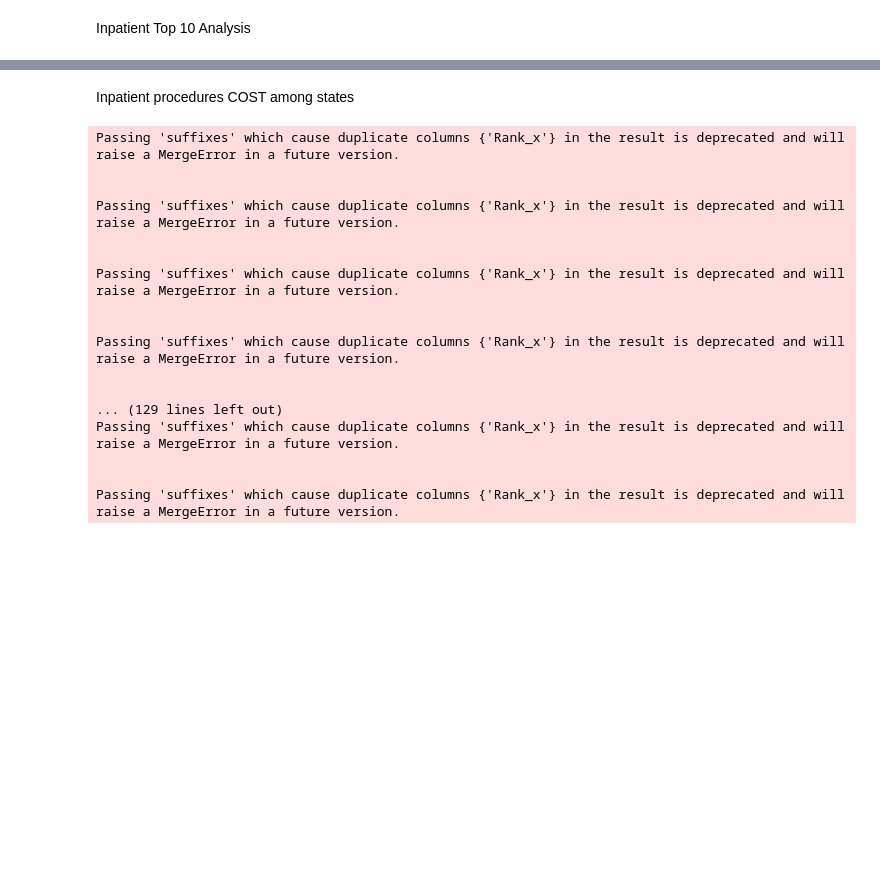
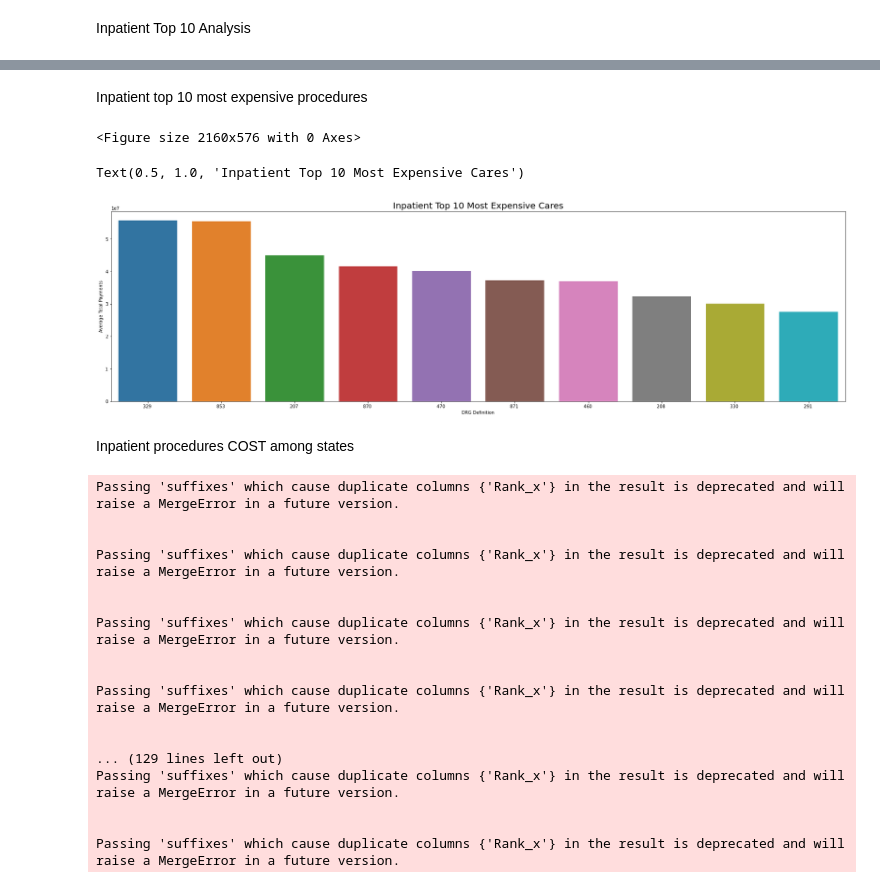
Before and after one commit to blueming-camelia/CIS6397_Project, a Jupyter notebook: inpatientData.ipynb, the cells around one changed output, grey strips where cells are left out. Cells and saved outputs as stored; diff of their text form; code cells hidden in the pictures; blank space fills up the shorter version.

Commit message:
update inpatient/outpatient data

```diff
--- a/inpatientData.ipynb
+++ b/inpatientData.ipynb
@@ -164,6 +178,27 @@ fig.show()
 fig.write_image("inpatient_analysis_graphs\inpatient_provider_top_10_zipCodes.png", engine='orca')
 # %% [output]
 [interactive output not drawn]
+# %% [markdown]
+Inpatient top 10 most expensive procedures
+# %%
+inp_group3 = inpatient_df.groupby('DRG Definition')['Average Total Payments'].sum().nlargest(10).reset_index()
+
+DRG_Def = []
+for i in inp_group3['DRG Definition']:
+    DRG_Def.append(i[0:4])
+
+inp = {'DRG Definition': DRG_Def, 'Average Total Payments': inp_group3['Average Total Payments']}
+inpatient_top10 = pd.DataFrame(data=inp)
+
+plt.figure(figsize=(30,8))
+plt.title('Inpatient Top 10 Most Expensive Cares', fontdict = {'fontsize' : 20})
+_=sns.barplot(data=inpatient_top10, x="DRG Definition", y="Average Total Payments")
+
+plt.show()
+# %% [output]
+<Figure size 2160x576 with 0 Axes>
+Text(0.5, 1.0, 'Inpatient Top 10 Most Expensive Cares')
+[figure, added]
 # %% [markdown]
 Inpatient procedures COST among states
 # %%
```
Also changed, not shown: parts of 9 cells of this notebook, 1 other file.
